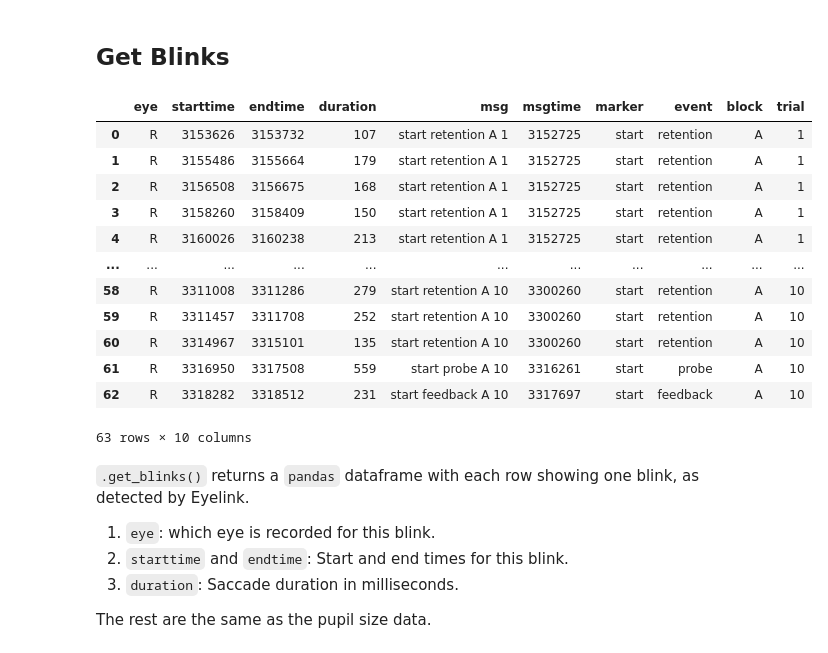
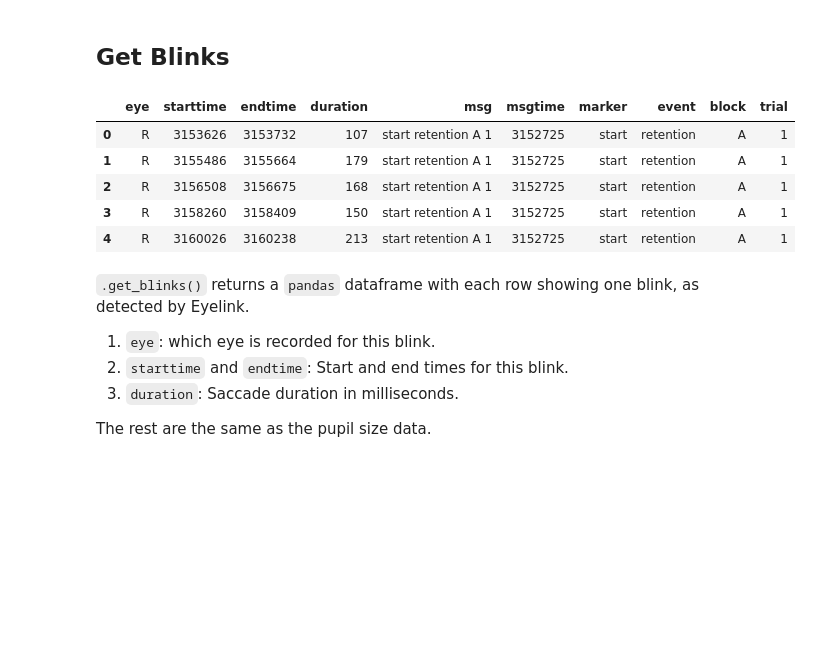
Before and after one commit to HanZhang-psych/pupeyes, a Jupyter notebook: docs/read_data.ipynb, the cells around one changed output. Cells and saved outputs as stored; diff of their text form; code cells hidden in the pictures; blank space fills up the shorter version.

```diff
--- a/docs/read_data.ipynb
+++ b/docs/read_data.ipynb
@@ -213,21 +197,14 @@ The rest are the same as the pupil size data.
 ## Get Blinks
 # %%
 blinks = raw.get_blinks()
-blinks
+blinks.head(5) # showing the first 5 rows
 # %% [output]
 |  | eye | starttime | endtime | duration | msg | msgtime | marker | event | block | trial |
 | 0 | R | 3153626 | 3153732 | 107 | start retention A 1 | 3152725 | start | retention | A | 1 |
 | 1 | R | 3155486 | 3155664 | 179 | start retention A 1 | 3152725 | start | retention | A | 1 |
 | 2 | R | 3156508 | 3156675 | 168 | start retention A 1 | 3152725 | start | retention | A | 1 |
 | 3 | R | 3158260 | 3158409 | 150 | start retention A 1 | 3152725 | start | retention | A | 1 |
 | 4 | R | 3160026 | 3160238 | 213 | start retention A 1 | 3152725 | start | retention | A | 1 |
-| ... | ... | ... | ... | ... | ... | ... | ... | ... | ... | ... |
-| 58 | R | 3311008 | 3311286 | 279 | start retention A 10 | 3300260 | start | retention | A | 10 |
-| 59 | R | 3311457 | 3311708 | 252 | start retention A 10 | 3300260 | start | retention | A | 10 |
-| 60 | R | 3314967 | 3315101 | 135 | start retention A 10 | 3300260 | start | retention | A | 10 |
-| 61 | R | 3316950 | 3317508 | 559 | start probe A 10 | 3316261 | start | probe | A | 10 |
-| 62 | R | 3318282 | 3318512 | 231 | start feedback A 10 | 3317697 | start | feedback | A | 10 |
-63 rows × 10 columns
 # %% [markdown]
 `.get_blinks()` returns a `pandas` dataframe with each row showing one blink, as detected by Eyelink.
 1. `eye`: which eye is recorded for this blink.
```
Also changed, not shown: parts of 13 cells of this notebook, 10 other files.
